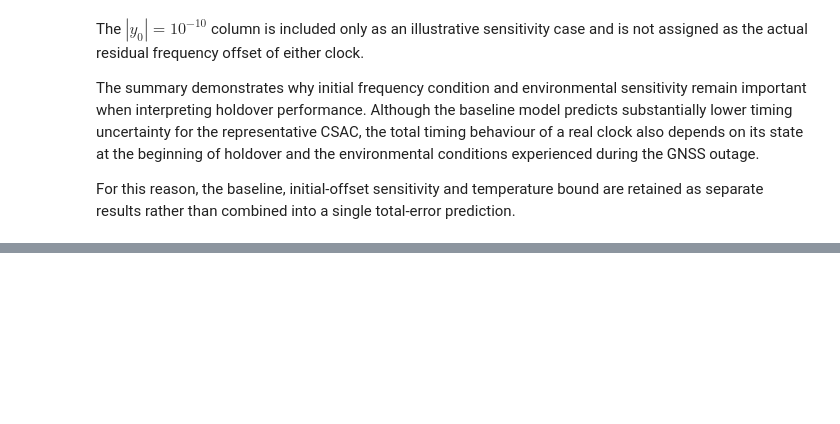
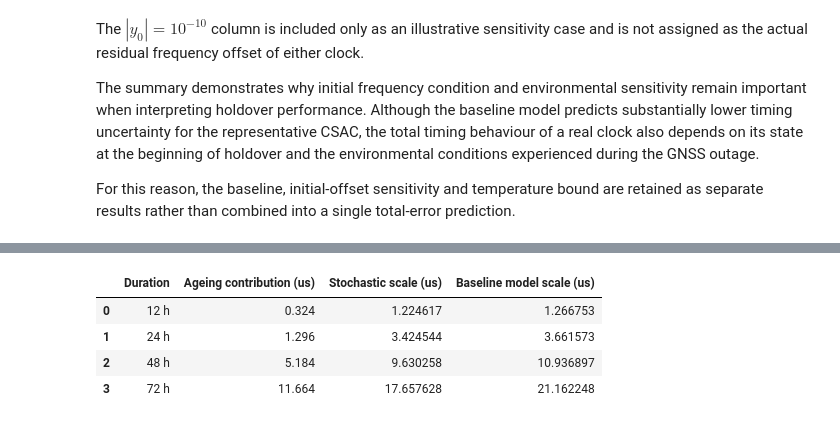
Before and after one commit to FarahAlmufawez/CSAC-GNSS-Holdover-Model, a Jupyter notebook: CSAC-GNSS-Holdover-Model.ipynb, the cells around one changed output, grey strips where cells are left out. Saved outputs shown, nothing was run; the diff lists cells and outputs as text; code cells hidden in the pictures; blank space fills up the shorter version.

```diff
--- a/CSAC-GNSS-Holdover-Model.ipynb
+++ b/CSAC-GNSS-Holdover-Model.ipynb
@@ -1670,0 +1692,51 @@ For this reason, the baseline, initial-offset sensitivity and temperature bound
+# %%
+
+validation_times = {
+    "12 h": 12 * 3600,
+    "24 h": 24 * 3600,
+    "48 h": 48 * 3600,
+    "72 h": 72 * 3600
+}
+
+validation_results = []
+
+for label, t in validation_times.items():
+
+    # Ageing contribution
+    csac_age_s = ageing_timing_error(
+        D_csac,
+        t
+    )
+
+    # Stochastic contribution
+    csac_sigma_y = allan_deviation(
+        t,
+        csac_noise["h0"],
+        csac_noise["h_minus1"],
+        csac_noise["h_minus2"]
+    )
+
+    csac_stoch_s = t * csac_sigma_y
+
+    # Same baseline model used in Section 8.1
+    csac_baseline_s = np.sqrt(
+        csac_age_s**2 +
+        csac_stoch_s**2
+    )
+
+    validation_results.append({
+        "Duration": label,
+        "Ageing contribution (us)": csac_age_s * 1e6,
+        "Stochastic scale (us)": csac_stoch_s * 1e6,
+        "Baseline model scale (us)": csac_baseline_s * 1e6
+    })
+
+validation_df = pd.DataFrame(validation_results)
+
+validation_df
+# %% [output]
+|  | Duration | Ageing contribution (us) | Stochastic scale (us) | Baseline model scale (us) |
+| 0 | 12 h | 0.324 | 1.224617 | 1.266753 |
+| 1 | 24 h | 1.296 | 3.424544 | 3.661573 |
+| 2 | 48 h | 5.184 | 9.630258 | 10.936897 |
+| 3 | 72 h | 11.664 | 17.657628 | 21.162248 |
```
Also changed, not shown: parts of 19 cells of this notebook.
